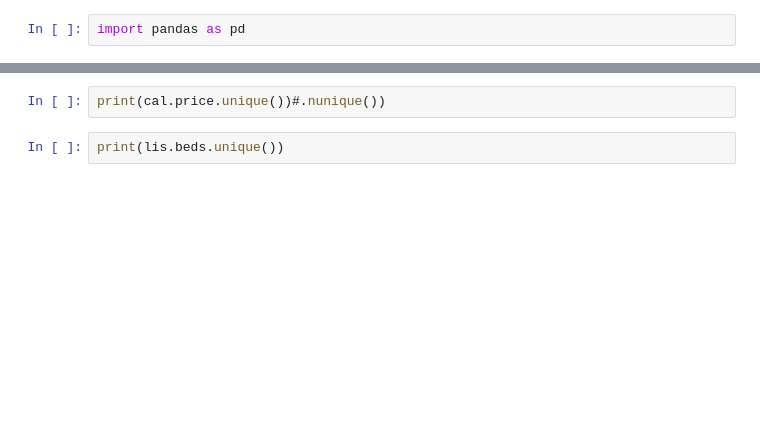
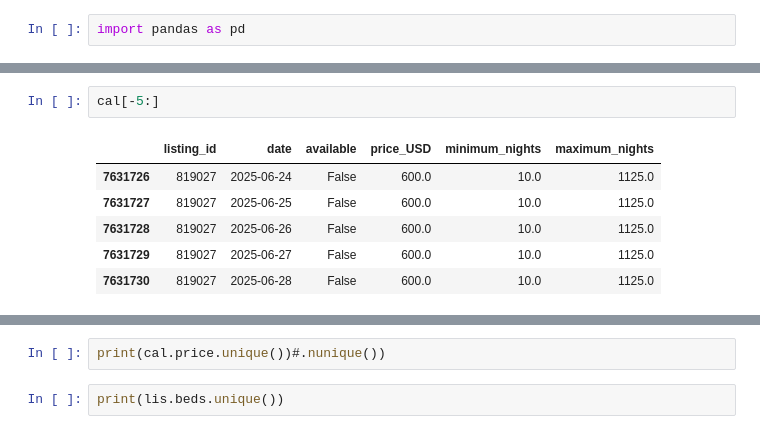
Before and after one commit to elto21ab/DMV, a Jupyter notebook: explore-ELIAS.ipynb, the cells around one changed output, grey strips where cells are left out. Cells and saved outputs as stored; diff of their text form; blank space fills up the shorter version.

```diff
--- a/explore-ELIAS.ipynb
+++ b/explore-ELIAS.ipynb
@@ -104,0 +155,9 @@ Pandas dtype: string
+# %%
+cal[-5:]
+# %% [output]
+|  | listing_id | date | available | price_USD | minimum_nights | maximum_nights |
+| 7631726 | 819027 | 2025-06-24 | False | 600.0 | 10.0 | 1125.0 |
+| 7631727 | 819027 | 2025-06-25 | False | 600.0 | 10.0 | 1125.0 |
+| 7631728 | 819027 | 2025-06-26 | False | 600.0 | 10.0 | 1125.0 |
+| 7631729 | 819027 | 2025-06-27 | False | 600.0 | 10.0 | 1125.0 |
+| 7631730 | 819027 | 2025-06-28 | False | 600.0 | 10.0 | 1125.0 |
```
Also changed, not shown: parts of 25 cells of this notebook.
